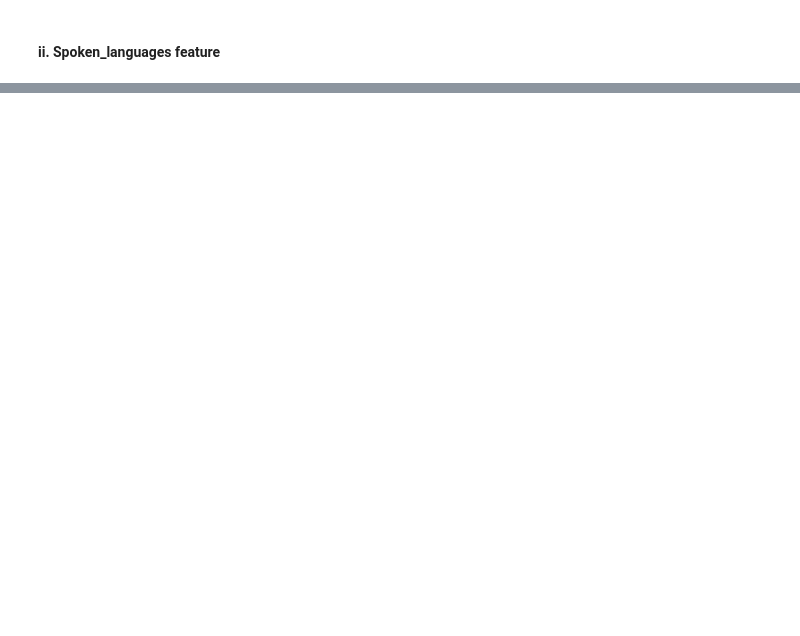
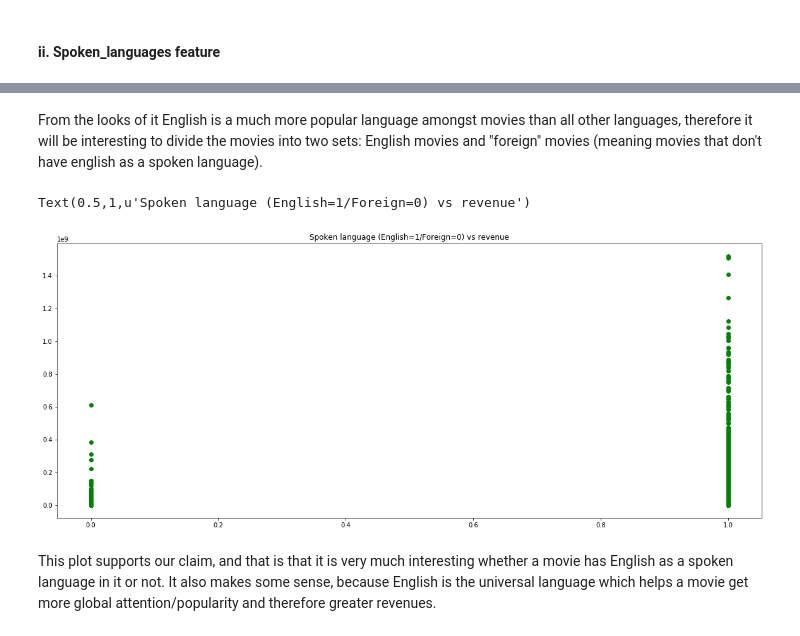
Before and after one commit to shadikardosh/B_O_prediction, a Jupyter notebook: box_office_notebook.ipynb, the cells around one changed output, grey strips where cells are left out. Drawn from its saved outputs; the diff is of its cells as text; code cells hidden in the pictures; blank space fills up the shorter version.

```diff
--- a/box_office_notebook.ipynb
+++ b/box_office_notebook.ipynb
@@ -170,0 +219,12 @@ train_set.head(2)
+# %% [markdown]
+From the looks of it English is a much more popular language amongst movies than all other languages, therefore it will be interesting to divide the movies into two sets: English movies and "foreign" movies (meaning movies that don't have english as a spoken language).
+# %%
+train_set["spoken_english"] = [1 if "English" in str(l) else 0 for l in train_set["spoken_languages"]]
+plt.figure(figsize=(20, 8))
+plt.scatter(train_set['spoken_english'], train_set['revenue'], color="g")
+plt.title('Spoken language (English=1/Foreign=0) vs revenue')
+# %% [output]
+Text(0.5,1,u'Spoken language (English=1/Foreign=0) vs revenue')
+[figure, added]
+# %% [markdown]
+This plot supports our claim, and that is that it is very much interesting whether a movie has English as a spoken language in it or not. It also makes some sense, because English is the universal language which helps a movie get more global attention/popularity and therefore greater revenues.
```
Also changed, not shown: parts of 48 cells of this notebook, 6 other files.
